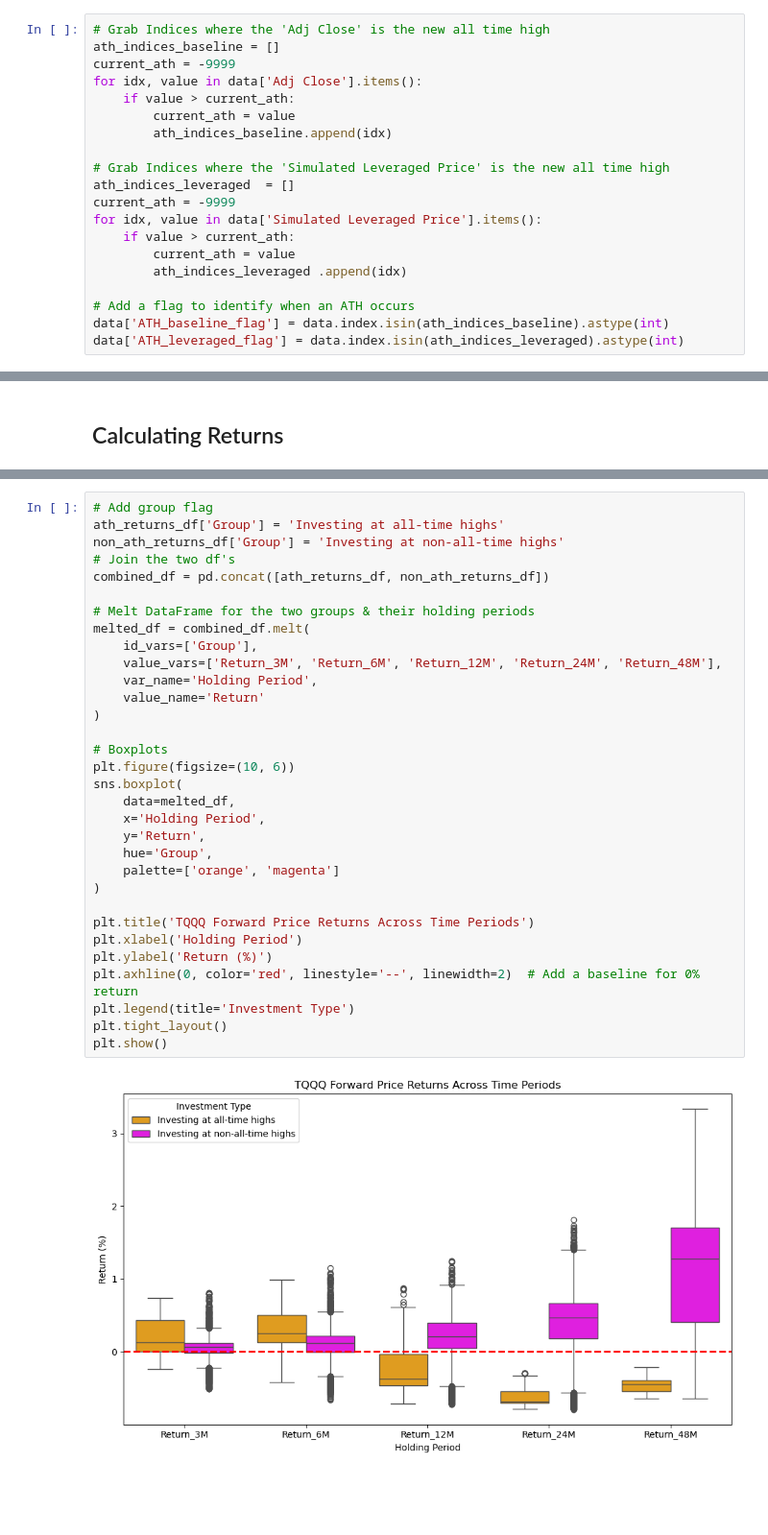
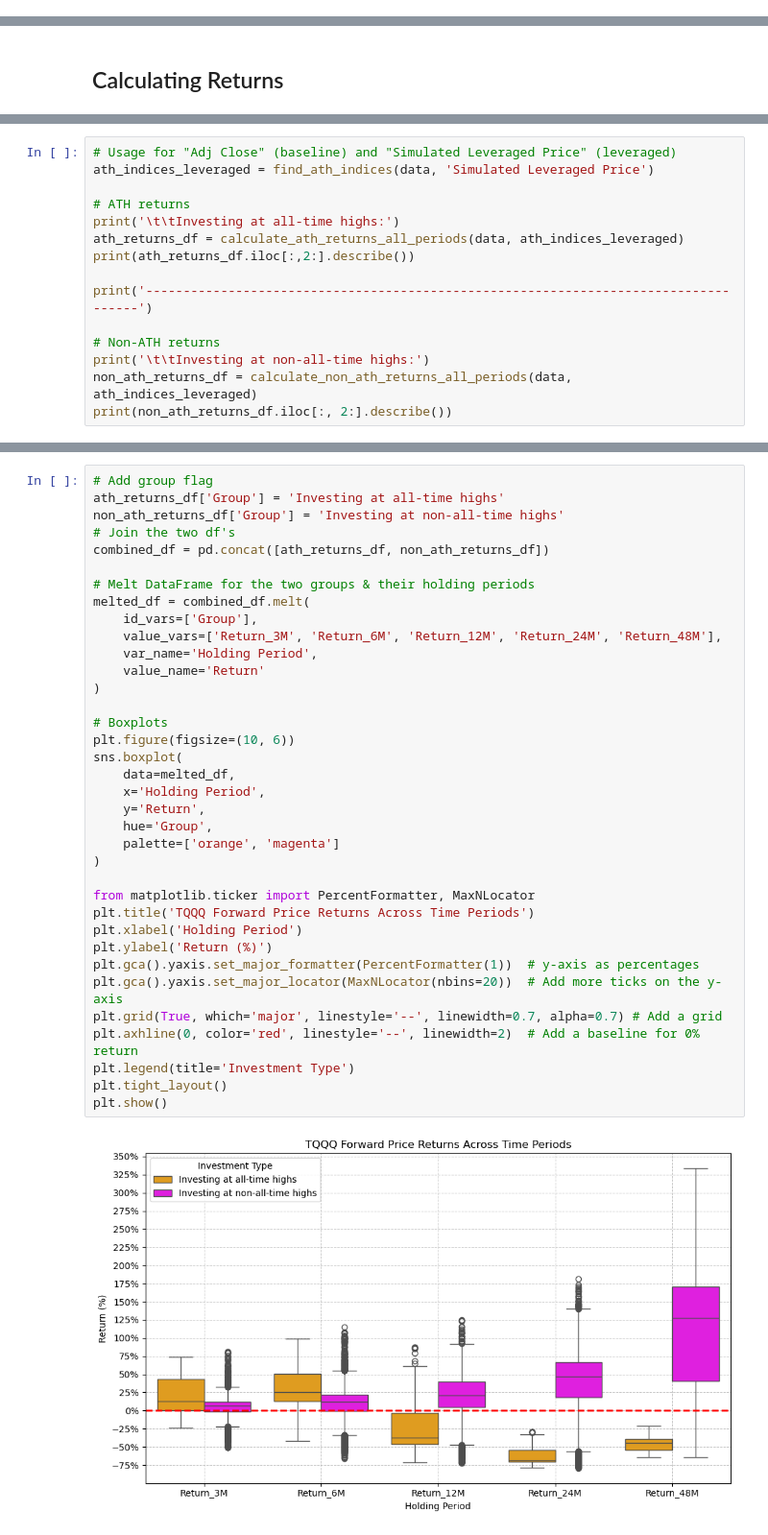
Before and after one commit to SterlingHayden/ATH-Investing-w-Leveraged-ETFs, a Jupyter notebook: Investigating-TQQQ.ipynb, the cells around one changed output, grey strips where cells are left out. Shown at 96% size. Drawn from its saved outputs; the diff is of its cells as text; blank space fills up the shorter version.

```diff
--- a/Investigating-TQQQ.ipynb
+++ b/Investigating-TQQQ.ipynb
@@ -40,23 +40,3 @@ plt.show()
 ## Identifying Indices of All-Time Highs
 
 This code identifies the indices where the adjusted close price and the simulated leveraged price reach new all-time highs to be used later in analysis.
-# %%
-# Grab Indices where the 'Adj Close' is the new all time high
-ath_indices_baseline = []
-current_ath = -9999
-for idx, value in data['Adj Close'].items():
-    if value > current_ath:
-        current_ath = value
-        ath_indices_baseline.append(idx)
-
-# Grab Indices where the 'Simulated Leveraged Price' is the new all time high
-ath_indices_leveraged  = []
-current_ath = -9999
-for idx, value in data['Simulated Leveraged Price'].items():
-    if value > current_ath:
-        current_ath = value
-        ath_indices_leveraged .append(idx)
-
-# Add a flag to identify when an ATH occurs
-data['ATH_baseline_flag'] = data.index.isin(ath_indices_baseline).astype(int)
-data['ATH_leveraged_flag'] = data.index.isin(ath_indices_leveraged).astype(int)
@@ -156,0 +149,15 @@ max       0.811705     1.153940     1.246033     1.818127     3.334744
+# %%
+# Usage for "Adj Close" (baseline) and "Simulated Leveraged Price" (leveraged)
+ath_indices_leveraged = find_ath_indices(data, 'Simulated Leveraged Price')
+
+# ATH returns
+print('\t\tInvesting at all-time highs:')
+ath_returns_df = calculate_ath_returns_all_periods(data, ath_indices_leveraged)
+print(ath_returns_df.iloc[:,2:].describe())
+
+print('------------------------------------------------------------------------------------')
+
+# Non-ATH returns
+print('\t\tInvesting at non-all-time highs:')
+non_ath_returns_df = calculate_non_ath_returns_all_periods(data, ath_indices_leveraged)
+print(non_ath_returns_df.iloc[:, 2:].describe())
@@ -160,31 +185,35 @@ ath_returns_df['Group'] = 'Investing at all-time highs'
 non_ath_returns_df['Group'] = 'Investing at non-all-time highs'
 # Join the two df's
 combined_df = pd.concat([ath_returns_df, non_ath_returns_df])
 
 # Melt DataFrame for the two groups & their holding periods
 melted_df = combined_df.melt(
     id_vars=['Group'],
     value_vars=['Return_3M', 'Return_6M', 'Return_12M', 'Return_24M', 'Return_48M'],
     var_name='Holding Period',
     value_name='Return'
 )
 
 # Boxplots
 plt.figure(figsize=(10, 6))
 sns.boxplot(
     data=melted_df,
     x='Holding Period',
     y='Return',
     hue='Group',
     palette=['orange', 'magenta']
 )
 
+from matplotlib.ticker import PercentFormatter, MaxNLocator
 plt.title('TQQQ Forward Price Returns Across Time Periods')
 plt.xlabel('Holding Period')
 plt.ylabel('Return (%)')
+plt.gca().yaxis.set_major_formatter(PercentFormatter(1))  # y-axis as percentages
+plt.gca().yaxis.set_major_locator(MaxNLocator(nbins=20))  # Add more ticks on the y-axis
+plt.grid(True, which='major', linestyle='--', linewidth=0.7, alpha=0.7) # Add a grid
 plt.axhline(0, color='red', linestyle='--', linewidth=2)  # Add a baseline for 0% return
 plt.legend(title='Investment Type')
 plt.tight_layout()
 plt.show()
 # %% [output]
-[figure, old version]
+[figure, new version]
```
Also changed, not shown: parts of 8 cells of this notebook.
